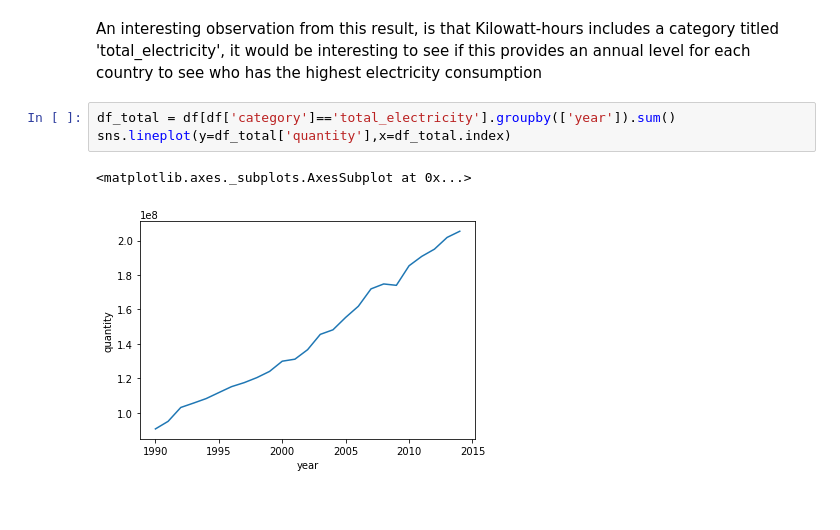
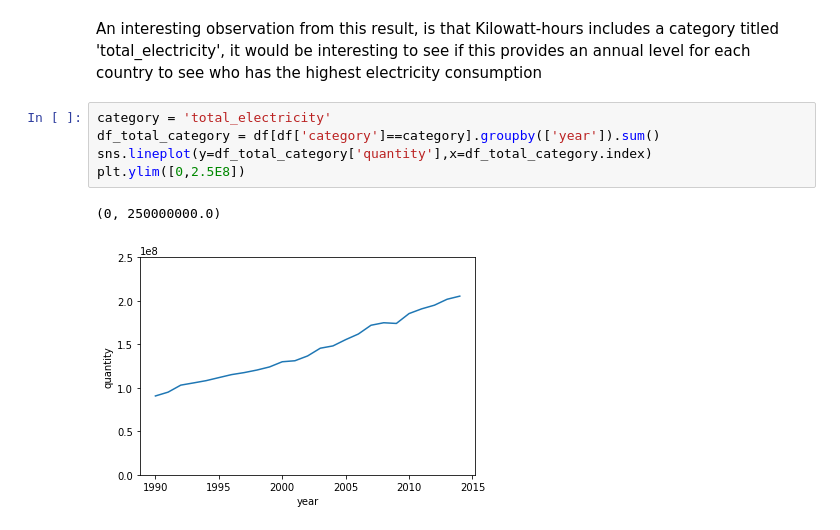
Before and after one commit to See-You-Data/UNInternationalEnergyData, a Jupyter notebook: dan_exploratory_analysis.ipynb, the cells around one changed output. Saved outputs shown, nothing was run; the diff lists cells and outputs as text.

```diff
--- a/dan_exploratory_analysis.ipynb
+++ b/dan_exploratory_analysis.ipynb
@@ -91,8 +91,10 @@ The unit Metric Tons is utilized by 1 unique categories, including the following
 # %% [markdown]
 An interesting observation from this result, is that Kilowatt-hours includes a category titled 'total_electricity', it would be interesting to see if this provides an annual level for each country to see who has the highest electricity consumption
 # %%
-df_total = df[df['category']=='total_electricity'].groupby(['year']).sum()
-sns.lineplot(y=df_total['quantity'],x=df_total.index)
+category = 'total_electricity'
+df_total_category = df[df['category']==category].groupby(['year']).sum()
+sns.lineplot(y=df_total_category['quantity'],x=df_total_category.index)
+plt.ylim([0,2.5E8])
 # %% [output]
-<matplotlib.axes._subplots.AxesSubplot at 0x...>
+(0, 250000000.0)
-[figure, old version]
+[figure, new version]
```
Also changed, not shown: parts of 3 cells of this notebook.
